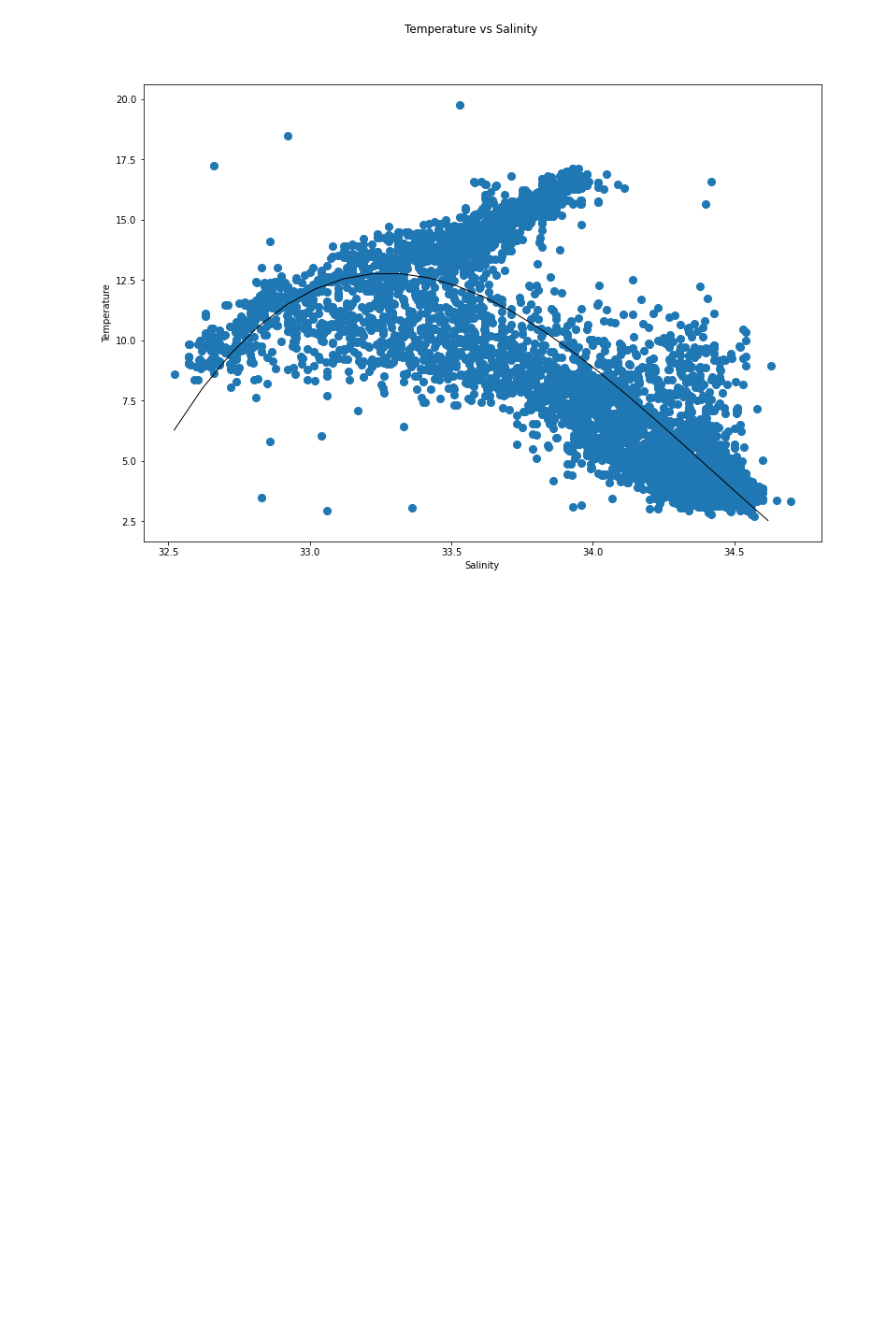
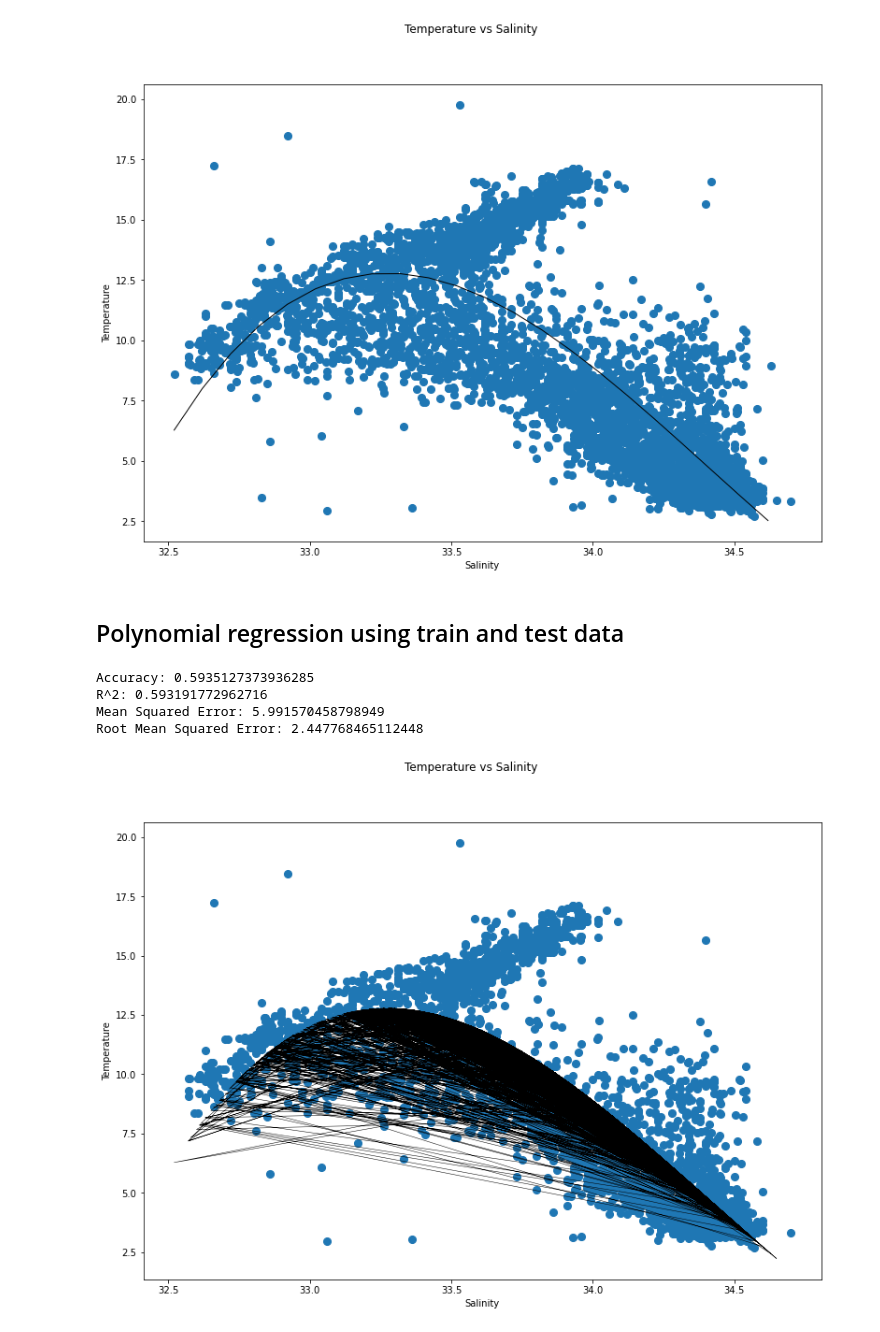
Before and after one commit to rooplaxmidesai/homework, a Jupyter notebook: week_13/week13_homework.ipynb, the cells around one changed output. Drawn from its saved outputs; the diff is of its cells as text; code cells hidden in the pictures; blank space fills up the shorter version.

```diff
--- a/week_13/week13_homework.ipynb
+++ b/week_13/week13_homework.ipynb
@@ -490,5 +456,52 @@ plt.ylabel("Temperature")
 plt.show()
 # %% [output]
 [figure]
+# %% [markdown]
+## Polynomial regression using train and test data
+# %%
+poly = PolynomialFeatures(degree=3)
+lreg = LinearRegression()
+
+#using the train and test data created using train_test_split
+X_poly = poly.fit_transform(X_train)
+#poly.fit(X_poly,y_train)
+lreg.fit(X_poly,y_train)
+
+
+#using the train and test data created using train_test_split
+#Accuracy
+print("Accuracy: {}".format(linreg.score(poly.fit_transform(X_test),y_test)))
+
+#R2 value for Polynomial regression
+print("R^2: {}".format(r2_score(y_test,lreg.predict(poly.fit_transform(X_test)))))
+
+#Mean Squared Error
+mse = mean_squared_error(y_test,lreg.predict(poly.fit_transform(X_test)))
+print("Mean Squared Error: {}".format(mse))
+
+#Root Mean sqaured Error
+rmse = np.sqrt(mse)
+print("Root Mean Squared Error: {}".format(rmse))
+
+plt.figure(figsize=(13,9))
+
+#Using the train and test data created using train_test_split
+
+plt.scatter(x=X_train,y=y_train, s=65)
+#x_grid = np.arange(min(X_train),max(X_train),0.1)
+#x_grid = x_grid.reshape(-1,1)
+#plt.plot(x_grid, linreg.predict(poly_reg.fit_transform(x_grid)),color='black',linewidth=1)
+plt.plot(X_test, linreg.predict(poly_reg.fit_transform(X_test)),color='black',linewidth=0.5)
+
+plt.suptitle("Temperature vs Salinity")
+plt.xlabel("Salinity")
+plt.ylabel("Temperature")
+plt.show()
+# %% [output]
+Accuracy: 0.5935127373936285
+R^2: 0.593191772962716
+Mean Squared Error: 5.991570458798949
+Root Mean Squared Error: 2.447768465112448
+[figure, added]
 # %% [markdown]
 ## Accuracy of data
```
Also changed, not shown: parts of 16 cells of this notebook.
